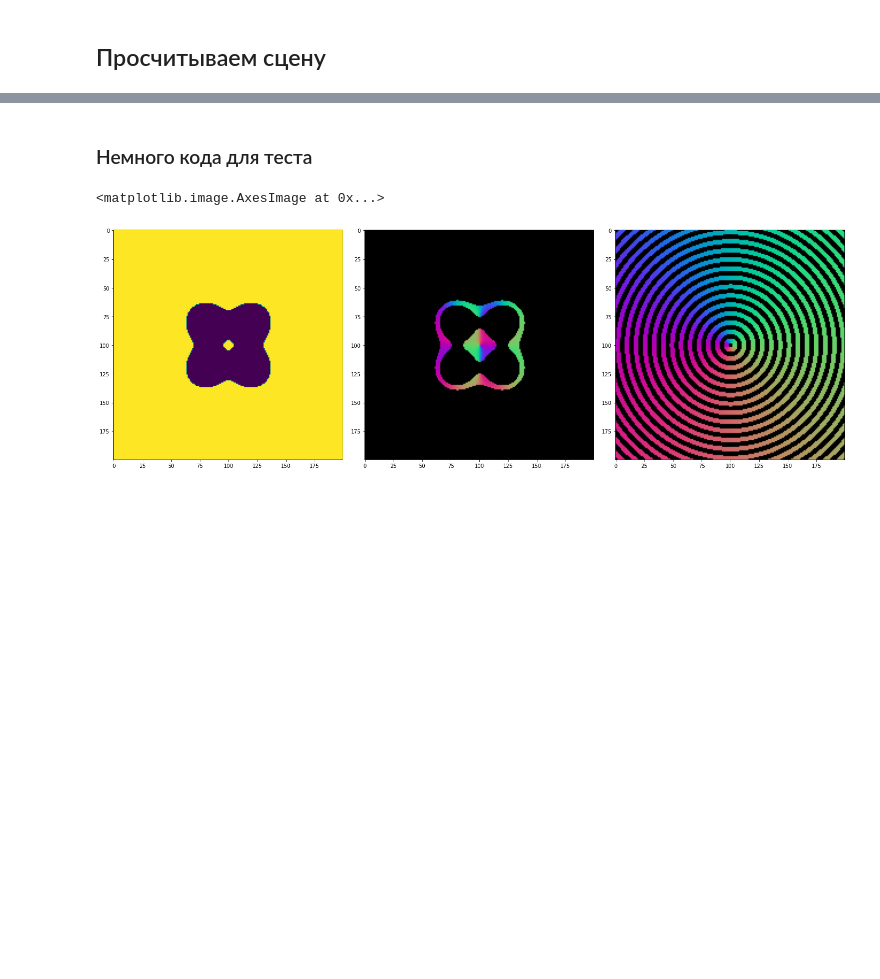
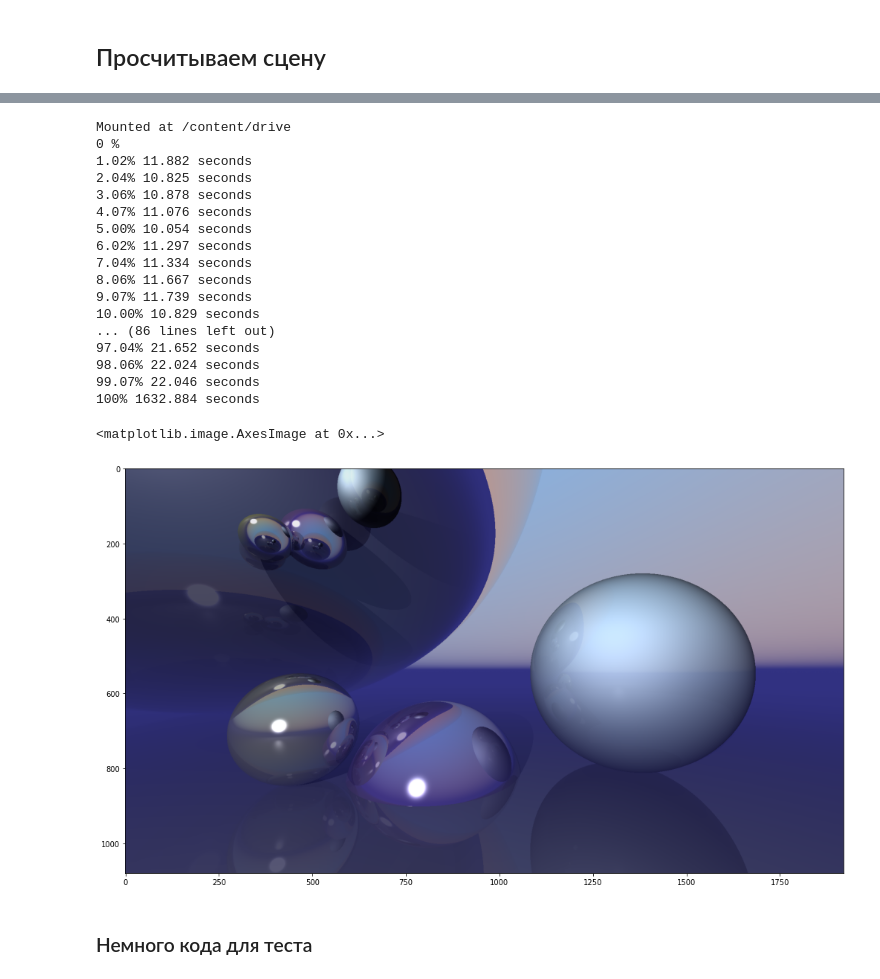
Before and after one commit to zolotarevd/Ray-tracing, a Jupyter notebook: RayTracing.ipynb, the cells around one changed output, grey strips where cells are left out. Cells and saved outputs as stored; diff of their text form; code cells hidden in the pictures; blank space fills up the shorter version.

```diff
--- a/RayTracing.ipynb
+++ b/RayTracing.ipynb
@@ -432,2 +517,43 @@ Clipping input data to the valid range for imshow with RGB data ([0..1] for floa
+# %%
+my_camera = empty()
+my_camera.position = np.array([-2.0, 5.1, 1.5])
+my_camera.orientate = np.array([0.1, 0, 0])
+my_camera.dx = np.array([0.0, 0.0, 1.0])
+my_camera.dy = np.array([0.0, 1.0, 0.0])
+
+my_camera.delta = 0.0001328125
+camera_screen = empty()
+camera_screen.w = 1920
+camera_screen.h = 1080
+
+from google.colab import drive
+drive.mount('/content/drive')
+
+img = render_image(my_camera, my_scene, camera_screen, status = 1, depth = 16)
+
+plt.imsave('/content/drive/My Drive/Colab Notebooks/my_image2.png', img)
+drive.flush_and_unmount()
+plt.figure(figsize=(20,10))
+plt.imshow(img)
+# %% [output]
+Mounted at /content/drive
+0 %
+1.02% 11.882 seconds
+2.04% 10.825 seconds
+3.06% 10.878 seconds
+4.07% 11.076 seconds
+5.00% 10.054 seconds
+6.02% 11.297 seconds
+7.04% 11.334 seconds
+8.06% 11.667 seconds
+9.07% 11.739 seconds
+10.00% 10.829 seconds
+... (86 lines left out)
+97.04% 21.652 seconds
+98.06% 22.024 seconds
+99.07% 22.046 seconds
+100% 1632.884 seconds
+<matplotlib.image.AxesImage at 0x...>
+[figure, added]
 # %% [markdown]
 ### Немного кода для теста
@@ -441,36 +559,0 @@ tmp4 = smooth_SDF([tmpa, tmpb, tmpc, tmpd], -1)
-# %%
-import matplotlib.gridspec as gridspec
-scale = 20
-t_img = np.zeros((10*scale, 10*scale))
-tmp_img = np.zeros((10*scale, 10*scale, 3))
-dir_img = np.zeros((10*scale, 10*scale, 3))
-for i in range(10*scale):
-    for k in range(10*scale):
-        x = i/scale - 5
-        y = k/scale - 5
-        if tmp4(x, y) > 0:
-            t_img[i][k] = 1
-        else:
-            t_img[i][k] = -1
-        if  -0.1 < tmp4(x, y) < 0.1:
-            tmp_img[i][k][0] = (tmp4(x+tiny_eps,y)-tmp4(x-eps,y))/(2*eps)
-            tmp_img[i][k][1] = (tmp4(x,y+eps)-tmp4(x,y-eps))/(2*eps)
-            tmp_img[i][k] = np.ones(3) + normalize(tmp_img[i][k])
-            tmp_img[i][k] = normalize(tmp_img[i][k])
-        if -0.707 < np.cos(8*(x*x+y*y)**0.5) < 0.707:
-            dir_img[i][k] = np.array([x,y,0])
-            dir_img[i][k] = np.ones(3) + normalize(dir_img[i][k])
-            dir_img[i][k] = normalize(dir_img[i][k])
-
-
-fig2 = plt.figure(constrained_layout=True, figsize=(20,10))
-spec2 = gridspec.GridSpec(nrows=1, ncols=3, figure=fig2)
-f2_ax1 = fig2.add_subplot(spec2[0, 0])
-f2_ax2 = fig2.add_subplot(spec2[0, 1])
-f2_ax3 = fig2.add_subplot(spec2[0, 2])
-f2_ax1.imshow(t_img)
-f2_ax2.imshow(tmp_img)
-f2_ax3.imshow(dir_img)
-# %% [output]
-<matplotlib.image.AxesImage at 0x...>
-[figure, removed]
```
Also changed, not shown: parts of 15 cells of this notebook.
